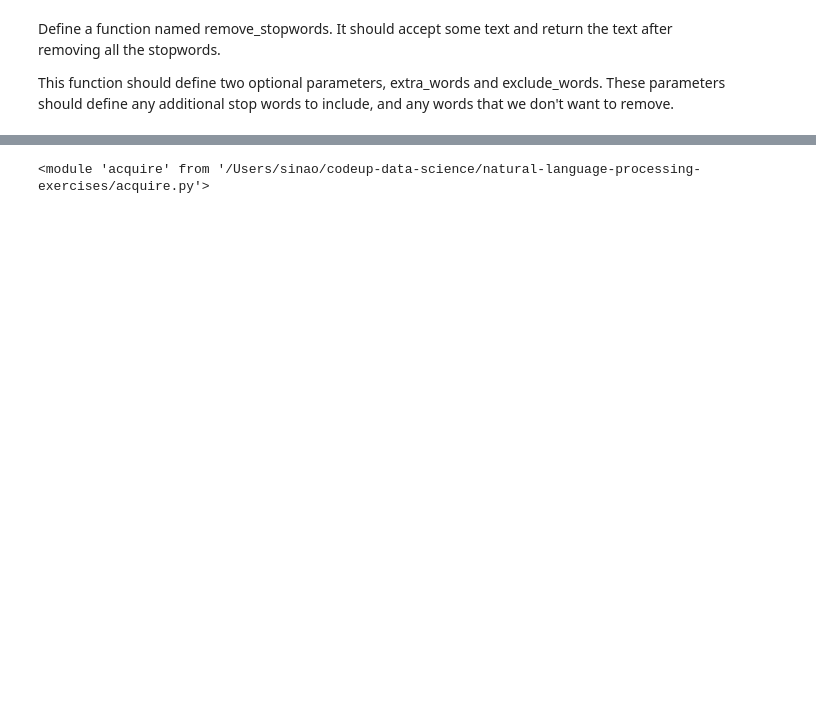
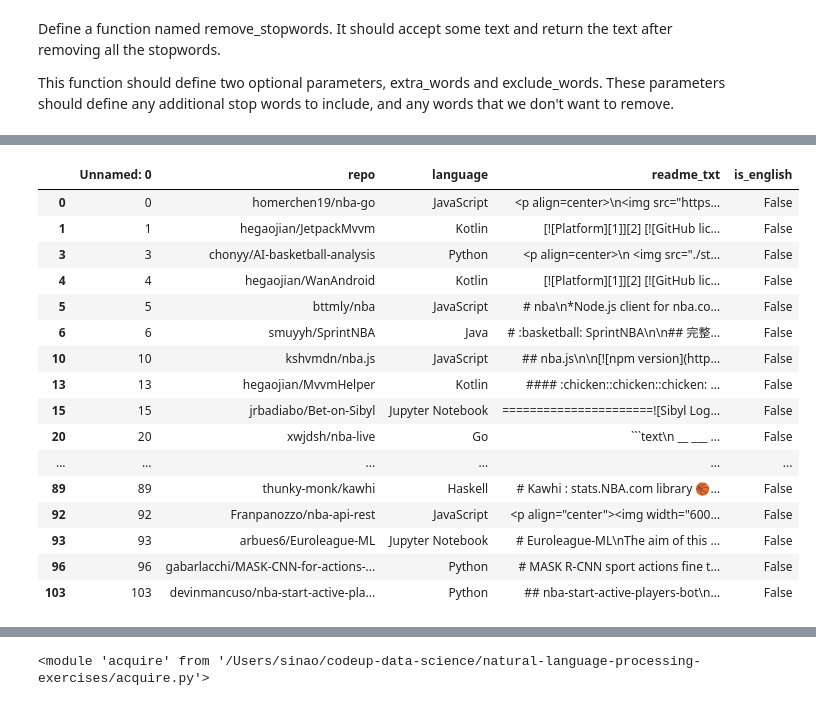
Before and after one commit to double-vincent/nlp_project, a Jupyter notebook: prepare.ipynb, the cells around one changed output, grey strips where cells are left out. Cells and saved outputs as stored; diff of their text form; code cells hidden in the pictures; blank space fills up the shorter version.

````diff
--- a/prepare.ipynb
+++ b/prepare.ipynb
@@ -267,0 +188,10 @@ news_df
+# %%
+df = df.dropna()
+# %%
+def isEnglish(s):
+    try:
+        s.encode(encoding='utf-8').decode('ascii')
+    except UnicodeDecodeError:
+        return False
+    else:
+        return True
@@ -267,0 +203,20 @@ news_df
+# %%
+df[df.is_english == False ]
+# %% [output]
+|  | Unnamed: 0 | repo | language | readme_txt | is_english |
+| 0 | 0 | homerchen19/nba-go | JavaScript | <p align=center>\n<img src="https... | False |
+| 1 | 1 | hegaojian/JetpackMvvm | Kotlin | [![Platform][1]][2] [![GitHub lic... | False |
+| 3 | 3 | chonyy/AI-basketball-analysis | Python | <p align=center>\n <img src="./st... | False |
+| 4 | 4 | hegaojian/WanAndroid | Kotlin | [![Platform][1]][2] [![GitHub lic... | False |
+| 5 | 5 | bttmly/nba | JavaScript | # nba\n*Node.js client for nba.co... | False |
+| 6 | 6 | smuyyh/SprintNBA | Java | # :basketball: SprintNBA\n\n## 完整... | False |
+| 10 | 10 | kshvmdn/nba.js | JavaScript | ## nba.js\n\n[![npm version](http... | False |
+| 13 | 13 | hegaojian/MvvmHelper | Kotlin | #### :chicken::chicken::chicken: ... | False |
+| 15 | 15 | jrbadiabo/Bet-on-Sibyl | Jupyter Notebook | ======================![Sibyl Log... | False |
+| 20 | 20 | xwjdsh/nba-live | Go | ```text\n __ ___ ... | False |
+| ... | ... | ... | ... | ... | ... |
+| 89 | 89 | thunky-monk/kawhi | Haskell | # Kawhi : stats.NBA.com library 🏀... | False |
+| 92 | 92 | Franpanozzo/nba-api-rest | JavaScript | <p align="center"><img width="600... | False |
+| 93 | 93 | arbues6/Euroleague-ML | Jupyter Notebook | # Euroleague-ML\nThe aim of this ... | False |
+| 96 | 96 | gabarlacchi/MASK-CNN-for-actions-... | Python | # MASK R-CNN sport actions fine t... | False |
+| 103 | 103 | devinmancuso/nba-start-active-pla... | Python | ## nba-start-active-players-bot\n... | False |
````
Also changed, not shown: parts of 22 cells of this notebook, 2 other files.
